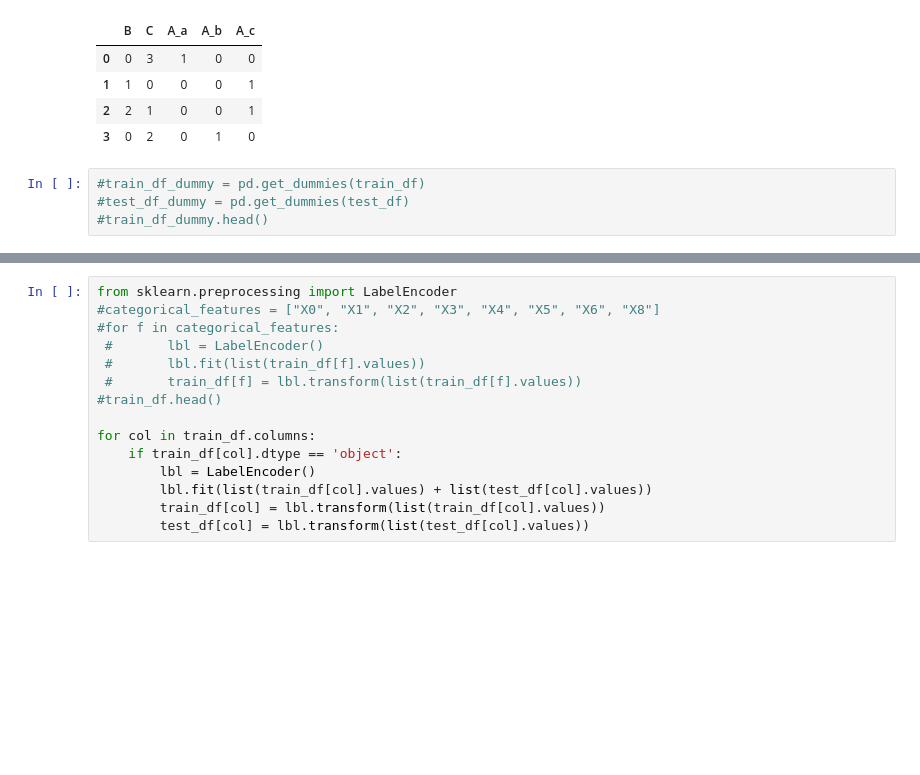
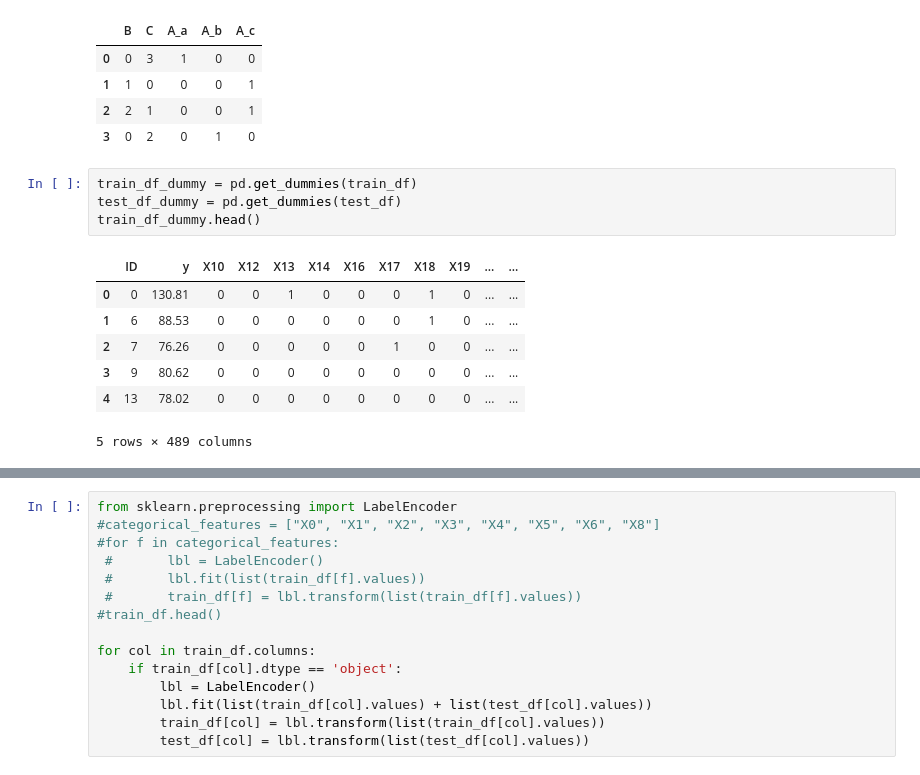
Before and after one commit to fridayguo/kaggle_start, a Jupyter notebook: car/car_note.ipynb, the cells around one changed output, grey strips where cells are left out. Cells and saved outputs as stored; diff of their text form; blank space fills up the shorter version.

```diff
--- a/car/car_note.ipynb
+++ b/car/car_note.ipynb
@@ -222,7 +267,15 @@ pd.get_dummies(X)
 | 2 | 2 | 1 | 0 | 0 | 1 |
 | 3 | 0 | 2 | 0 | 1 | 0 |
 # %%
-#train_df_dummy = pd.get_dummies(train_df)
-#test_df_dummy = pd.get_dummies(test_df)
-#train_df_dummy.head()
+train_df_dummy = pd.get_dummies(train_df)
+test_df_dummy = pd.get_dummies(test_df)
+train_df_dummy.head()
+# %% [output]
+|  | ID | y | X10 | X12 | X13 | X14 | X16 | X17 | X18 | X19 | ... | ... |
+| 0 | 0 | 130.81 | 0 | 0 | 1 | 0 | 0 | 0 | 1 | 0 | ... | ... |
+| 1 | 6 | 88.53 | 0 | 0 | 0 | 0 | 0 | 0 | 1 | 0 | ... | ... |
+| 2 | 7 | 76.26 | 0 | 0 | 0 | 0 | 0 | 1 | 0 | 0 | ... | ... |
+| 3 | 9 | 80.62 | 0 | 0 | 0 | 0 | 0 | 0 | 0 | 0 | ... | ... |
+| 4 | 13 | 78.02 | 0 | 0 | 0 | 0 | 0 | 0 | 0 | 0 | ... | ... |
+5 rows × 489 columns
 # %%
```
Also changed, not shown: parts of 20 cells of this notebook, 1 other file.
